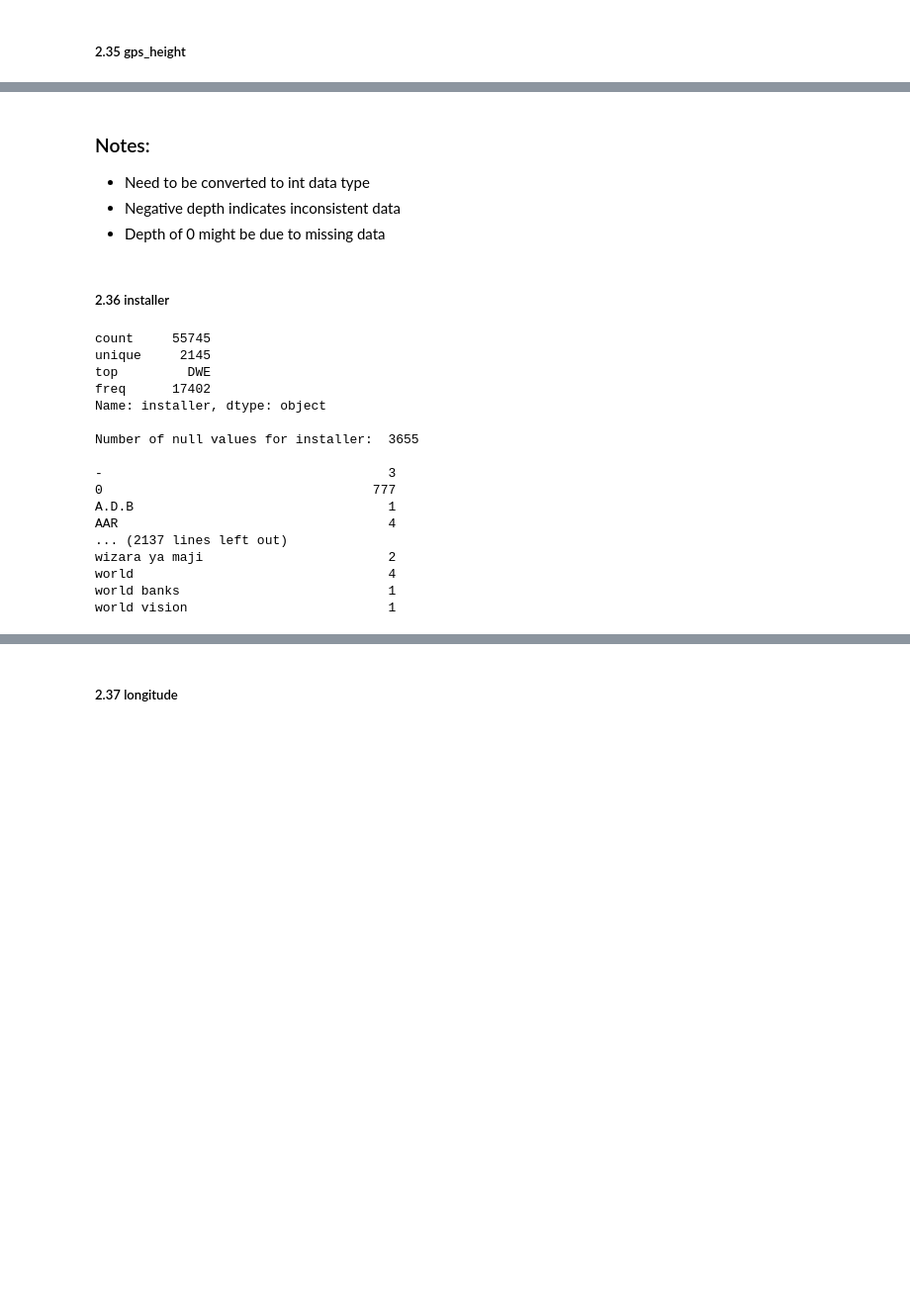
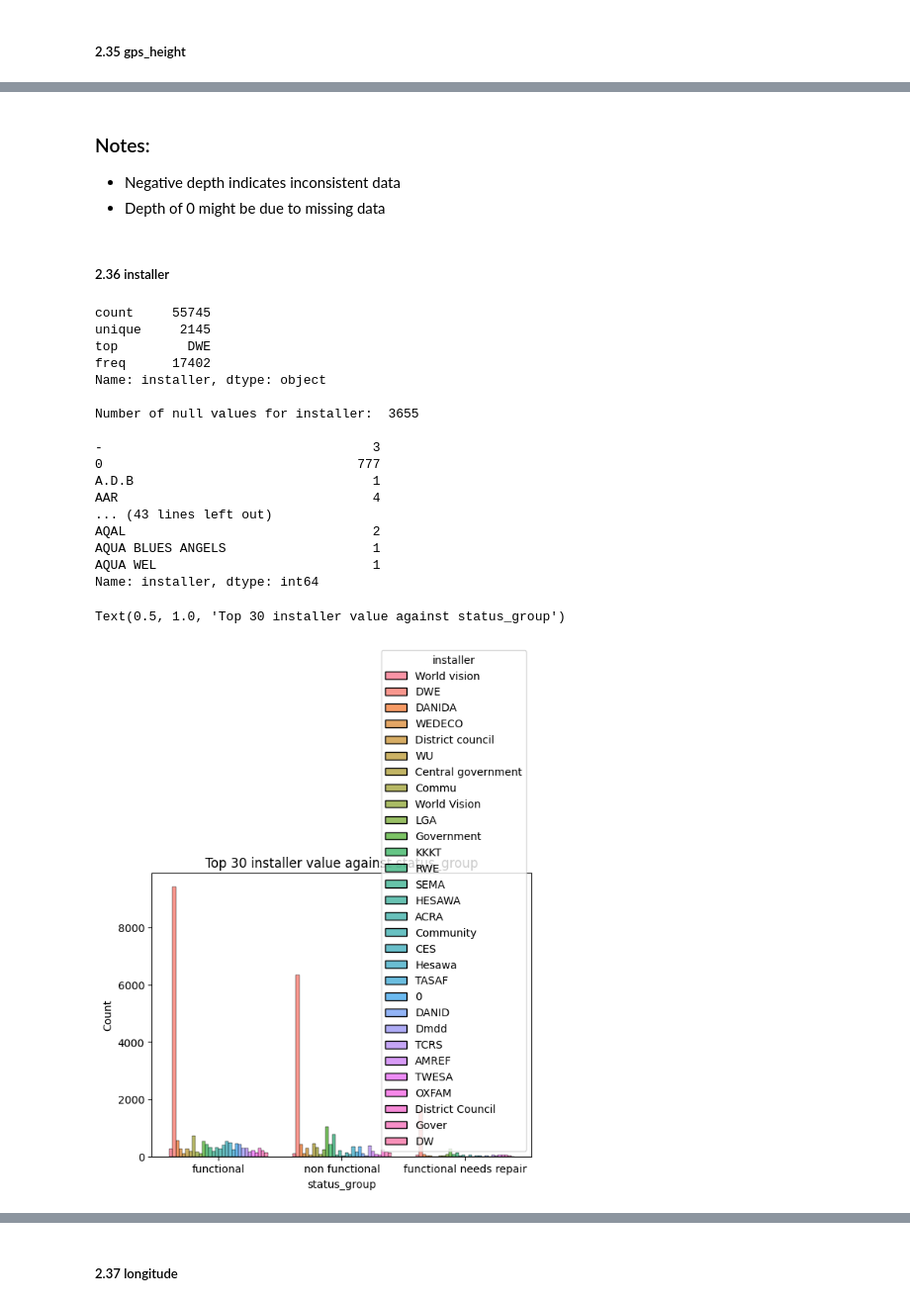
Before and after one commit to ShelbyChai/Pump-it-Up-Data-Mining-the-Water-Table, a Jupyter notebook: Pump it Up.ipynb, the cells around one changed output, grey strips where cells are left out. Shown at 99% size. Drawn from its saved outputs; the diff is of its cells as text; code cells hidden in the pictures; blank space fills up the shorter version.

```diff
--- a/Pump it Up.ipynb
+++ b/Pump it Up.ipynb
@@ -257,6 +266,5 @@ Name: gps_height, dtype: float64
 # %% [markdown]
 ### Notes:
-- Need to be converted to int data type
 - Negative depth indicates inconsistent data
 - Depth of 0 might be due to missing data
 # %% [markdown]
@@ -264,25 +272,32 @@ Name: gps_height, dtype: float64
 # %%
 print(training_df['installer'].describe(), "\n")
 print("Number of null values for installer: ", training_df['installer'].isnull().sum(), "\n")
-print(training_df['installer'].value_counts().sort_index().to_string())
+print(training_df['installer'].value_counts().sort_index().head(50))
+
+top30 = training_df['installer'].value_counts()[:30].index.tolist()
+top30_installer = training_df.loc[training_df['installer'].isin(top30)]
+sns.histplot(data=top30_installer, x='status_group', hue='installer', multiple='dodge', shrink=0.8)
+plt.title("Top 30 installer value against status_group")
 # %% [output]
 count     55745
 unique     2145
 top         DWE
 freq      17402
 Name: installer, dtype: object
 
 Number of null values for installer:  3655
 
--                                     3
-0                                   777
-A.D.B                                 1
-AAR                                   4
-... (2137 lines left out)
-wizara ya maji                        2
-world                                 4
-world banks                           1
-world vision                          1
+-                                   3
+0                                 777
+A.D.B                               1
+AAR                                 4
+... (43 lines left out)
+AQAL                                2
+AQUA BLUES ANGELS                   1
+AQUA WEL                            1
+Name: installer, dtype: int64
+Text(0.5, 1.0, 'Top 30 installer value against status_group')
+[figure, added]
 # %% [markdown]
 ### Notes:
 - 3 '-' and 777 '0' values plus several values like 'Not known' could be replaced with NaN
```
Also changed, not shown: parts of 36 cells of this notebook.
